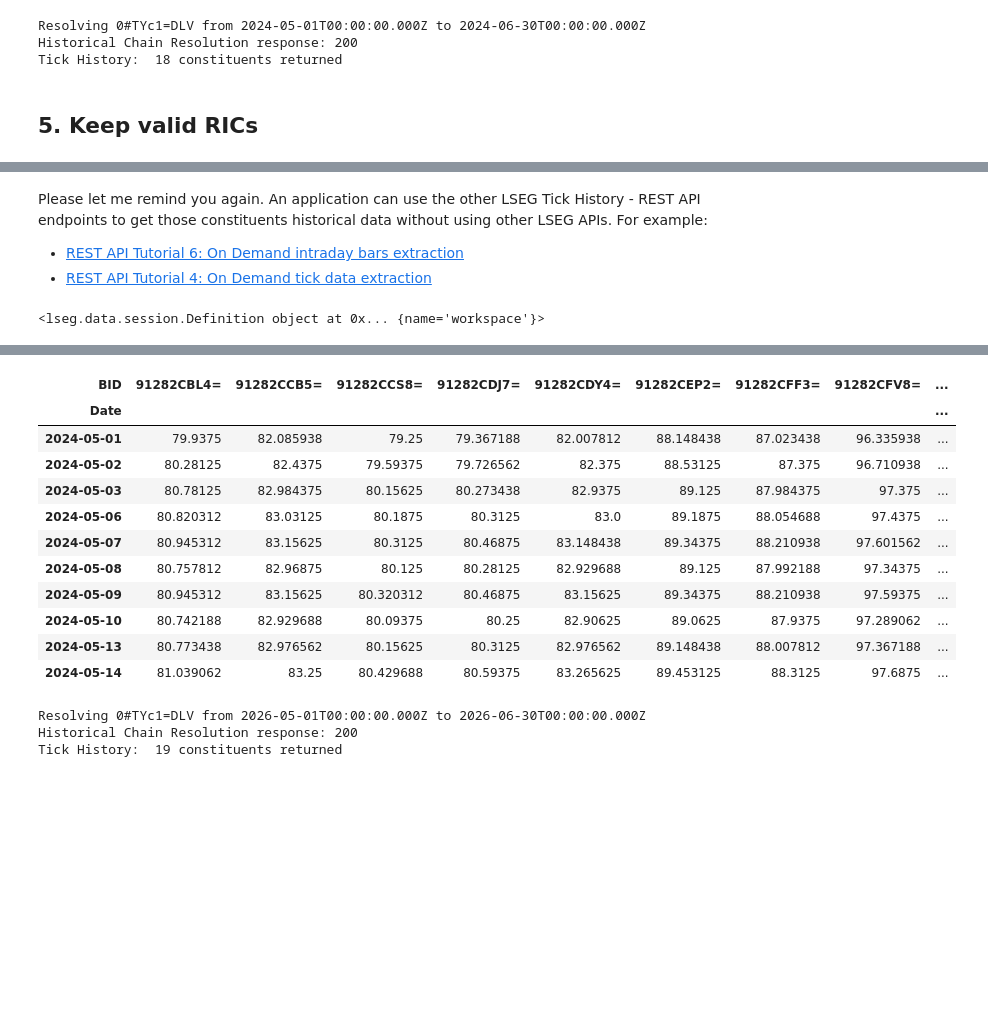
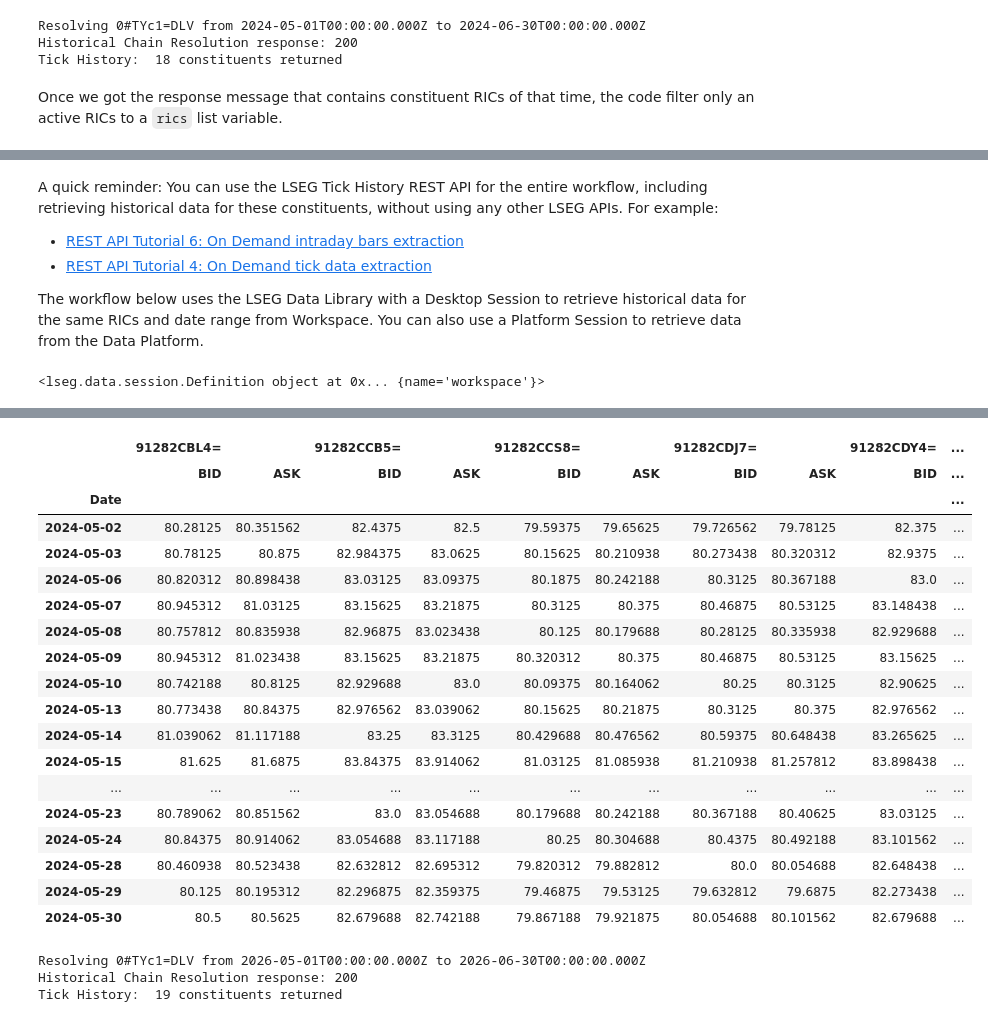
Before and after one commit to LSEG-API-Samples/Aticle.TickHistory.DataLibrary.ChainHistoryRetrieval, a Jupyter notebook: notebook/trth_chainhistory_session.ipynb, the cells around one changed output, grey strips where cells are left out. Cells and saved outputs as stored; diff of their text form; code cells hidden in the pictures; blank space fills up the shorter version.

Commit message:
add details and refine example notebook content. add lseg-data configuration file.

```diff
--- a/notebook/trth_chainhistory_session.ipynb
+++ b/notebook/trth_chainhistory_session.ipynb
@@ -31,11 +29,9 @@ import lseg.data as ld
 BASE_URL = "https://selectapi.datascope.lseg.com/RestApi/v1"
 TIMEOUT = 30  # seconds
 
-#CHAIN_RIC = "0#.BCOM"
-CHAIN_RIC = "0#TYc1=DLV"
-START_2024 = "2024-05-01T00:00:00.000Z"
-END_2024 = "2024-06-30T00:00:00.000Z"
+DSS_USERNAME = os.environ.get("DSS_USERNAME")
+DSS_PASSWORD = os.environ.get("DSS_PASSWORD")
 
-DSS_USERNAME = os.environ.get("DSS_USERNAME", "If not set DSS_USERNAME environment variable, provide your DSS Username")
-DSS_PASSWORD = os.environ.get("DSS_PASSWORD", "IF not set DSS_PASSWORD environment variable, provide your DSS Password here")
+if not DSS_USERNAME or not DSS_PASSWORD:
+    raise ValueError("Please set DSS_USERNAME and DSS_PASSWORD environment variables.")
 # %% [markdown]
@@ -114,7 +129,7 @@ Resolving 0#TYc1=DLV from 2024-05-01T00:00:00.000Z to 2024-06-30T00:00:00.000Z
 Historical Chain Resolution response: 200
 Tick History:  18 constituents returned
 # %% [markdown]
-## 5. Keep valid RICs
+Once we got the response message that contains constituent RICs of that time, the code filter only an active RICs to a `rics` list variable.
 # %%
 rics = [
     item["Identifier"]
@@ -142,6 +157,8 @@ rics
  '91282CKU4=',
  '91282CKW0=']
 # %% [markdown]
-Please let me remind you again. An application can use the other LSEG Tick History - REST API endpoints to get those constituents historical data without using other LSEG APIs. For example:
+A quick reminder: You can use the LSEG Tick History REST API for the entire workflow, including retrieving historical data for these constituents, without using any other LSEG APIs. For example:
 - [REST API Tutorial 6: On Demand intraday bars extraction](https://developers.lseg.com/en/api-catalog/refinitiv-tick-history/refinitiv-tick-history-rth-rest-api/tutorials#rest-api-tutorial-6-on-demand-intraday-bars-extraction)
 - [REST API Tutorial 4: On Demand tick data extraction](https://developers.lseg.com/en/api-catalog/refinitiv-tick-history/refinitiv-tick-history-rth-rest-api/tutorials#rest-api-tutorial-4-on-demand-tick-data-extraction)
+
+The workflow below uses the LSEG Data Library with a Desktop Session to retrieve historical data for the same RICs and date range from Workspace. You can also use a Platform Session to retrieve data from the Data Platform.
@@ -150,8 +169,7 @@ ld.open_session()
 # %% [output]
 <lseg.data.session.Definition object at 0x... {name='workspace'}>
 # %%
-#bcom_2025_data = ld.get_history(universe=rics, interval="weekly", start=START, end= END)
-bcom_2024_data = ld.get_history(universe=rics, fields=["BID"], start=START_2024, end= END_2024)
+constituents_2024 = ld.get_history(universe=rics[0:6], fields=["BID","ASK"], start=START_2024, end= END_2024)
 
-bcom_2024_data.head(10)
+constituents_2024.head(20)
 # %% [output]
@@ -159,15 +176,22 @@ c:\Project\Code\TRTH_Chain_History\.venv\Lib\site-packages\lseg\data\_tools\_dat
-| BID | 91282CBL4= | 91282CCB5= | 91282CCS8= | 91282CDJ7= | 91282CDY4= | 91282CEP2= | 91282CFF3= | 91282CFV8= | ... |
-| Date |  |  |  |  |  |  |  |  | ... |
-| 2024-05-01 | 79.9375 | 82.085938 | 79.25 | 79.367188 | 82.007812 | 88.148438 | 87.023438 | 96.335938 | ... |
-| 2024-05-02 | 80.28125 | 82.4375 | 79.59375 | 79.726562 | 82.375 | 88.53125 | 87.375 | 96.710938 | ... |
-| 2024-05-03 | 80.78125 | 82.984375 | 80.15625 | 80.273438 | 82.9375 | 89.125 | 87.984375 | 97.375 | ... |
-| 2024-05-06 | 80.820312 | 83.03125 | 80.1875 | 80.3125 | 83.0 | 89.1875 | 88.054688 | 97.4375 | ... |
-| 2024-05-07 | 80.945312 | 83.15625 | 80.3125 | 80.46875 | 83.148438 | 89.34375 | 88.210938 | 97.601562 | ... |
-| 2024-05-08 | 80.757812 | 82.96875 | 80.125 | 80.28125 | 82.929688 | 89.125 | 87.992188 | 97.34375 | ... |
-| 2024-05-09 | 80.945312 | 83.15625 | 80.320312 | 80.46875 | 83.15625 | 89.34375 | 88.210938 | 97.59375 | ... |
-| 2024-05-10 | 80.742188 | 82.929688 | 80.09375 | 80.25 | 82.90625 | 89.0625 | 87.9375 | 97.289062 | ... |
-| 2024-05-13 | 80.773438 | 82.976562 | 80.15625 | 80.3125 | 82.976562 | 89.148438 | 88.007812 | 97.367188 | ... |
-| 2024-05-14 | 81.039062 | 83.25 | 80.429688 | 80.59375 | 83.265625 | 89.453125 | 88.3125 | 97.6875 | ... |
+|  | 91282CBL4= |  | 91282CCB5= |  | 91282CCS8= |  | 91282CDJ7= |  | 91282CDY4= | ... |
+|  | BID | ASK | BID | ASK | BID | ASK | BID | ASK | BID | ... |
+| Date |  |  |  |  |  |  |  |  |  | ... |
+| 2024-05-02 | 80.28125 | 80.351562 | 82.4375 | 82.5 | 79.59375 | 79.65625 | 79.726562 | 79.78125 | 82.375 | ... |
+| 2024-05-03 | 80.78125 | 80.875 | 82.984375 | 83.0625 | 80.15625 | 80.210938 | 80.273438 | 80.320312 | 82.9375 | ... |
+| 2024-05-06 | 80.820312 | 80.898438 | 83.03125 | 83.09375 | 80.1875 | 80.242188 | 80.3125 | 80.367188 | 83.0 | ... |
+| 2024-05-07 | 80.945312 | 81.03125 | 83.15625 | 83.21875 | 80.3125 | 80.375 | 80.46875 | 80.53125 | 83.148438 | ... |
+| 2024-05-08 | 80.757812 | 80.835938 | 82.96875 | 83.023438 | 80.125 | 80.179688 | 80.28125 | 80.335938 | 82.929688 | ... |
+| 2024-05-09 | 80.945312 | 81.023438 | 83.15625 | 83.21875 | 80.320312 | 80.375 | 80.46875 | 80.53125 | 83.15625 | ... |
+| 2024-05-10 | 80.742188 | 80.8125 | 82.929688 | 83.0 | 80.09375 | 80.164062 | 80.25 | 80.3125 | 82.90625 | ... |
+| 2024-05-13 | 80.773438 | 80.84375 | 82.976562 | 83.039062 | 80.15625 | 80.21875 | 80.3125 | 80.375 | 82.976562 | ... |
+| 2024-05-14 | 81.039062 | 81.117188 | 83.25 | 83.3125 | 80.429688 | 80.476562 | 80.59375 | 80.648438 | 83.265625 | ... |
+| 2024-05-15 | 81.625 | 81.6875 | 83.84375 | 83.914062 | 81.03125 | 81.085938 | 81.210938 | 81.257812 | 83.898438 | ... |
+| ... | ... | ... | ... | ... | ... | ... | ... | ... | ... | ... |
+| 2024-05-23 | 80.789062 | 80.851562 | 83.0 | 83.054688 | 80.179688 | 80.242188 | 80.367188 | 80.40625 | 83.03125 | ... |
+| 2024-05-24 | 80.84375 | 80.914062 | 83.054688 | 83.117188 | 80.25 | 80.304688 | 80.4375 | 80.492188 | 83.101562 | ... |
+| 2024-05-28 | 80.460938 | 80.523438 | 82.632812 | 82.695312 | 79.820312 | 79.882812 | 80.0 | 80.054688 | 82.648438 | ... |
+| 2024-05-29 | 80.125 | 80.195312 | 82.296875 | 82.359375 | 79.46875 | 79.53125 | 79.632812 | 79.6875 | 82.273438 | ... |
+| 2024-05-30 | 80.5 | 80.5625 | 82.679688 | 82.742188 | 79.867188 | 79.921875 | 80.054688 | 80.101562 | 82.679688 | ... |
 # %%
 START_2026 = "2026-05-01T00:00:00.000Z"
 END_2026   = "2026-06-30T00:00:00.000Z"
```
Also changed, not shown: parts of 10 cells of this notebook, 1 other file.
